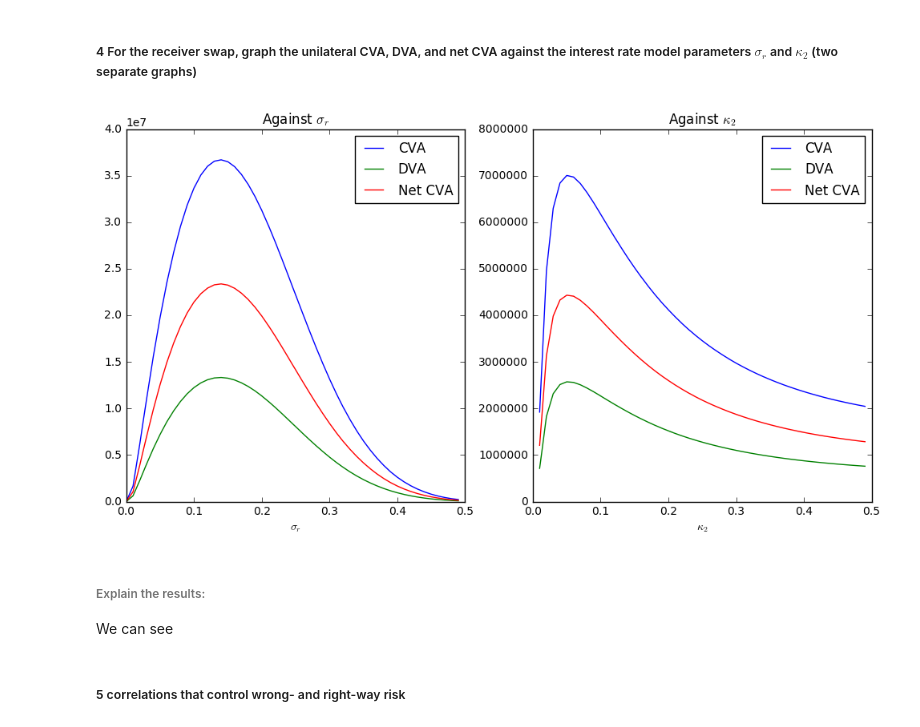
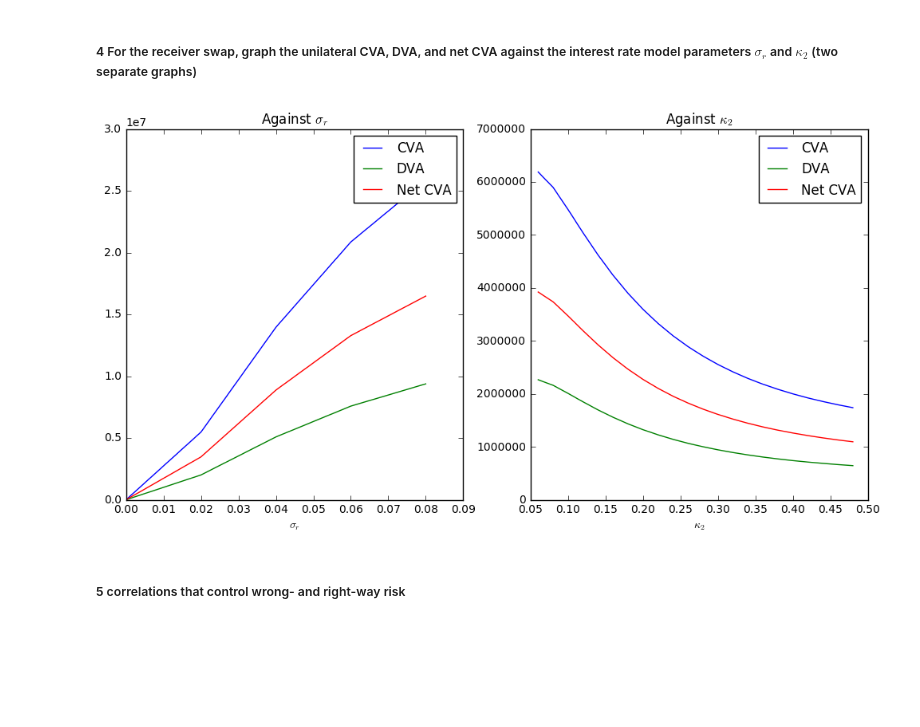
Before and after one commit to lejingxu/CVA_IMM_RegulationProject, a Jupyter notebook: Regulation_Project_Group_4-Copy1.ipynb, the cells around one changed output. Cells and saved outputs as stored; diff of their text form; code cells hidden in the pictures; blank space fills up the shorter version.

```diff
--- a/Regulation_Project_Group_4-Copy1.ipynb
+++ b/Regulation_Project_Group_4-Copy1.ipynb
@@ -174,8 +174,12 @@ Net Unilateral CVA as a receiver for B is 3497441.02505
 # %% [markdown]
 ##### 4 For the receiver swap, graph the unilateral CVA, DVA, and net CVA against the interest rate model parameters $\sigma_r$ and $\kappa_2$ (two separate graphs)
 # %%
+switch_collateral = False
+switch_downProv = False
+collateral = 0
+D = 0
 ### sigma_r
-sigma_rs = np.arange(0,0.5,0.01)
+sigma_rs = np.arange(0,0.1,0.02)
 num_sim = 1000
 uniCVA_4s = []
 uniDVA_4s = []
@@ -209,7 +213,7 @@ for i in range(len(sigma_rs)):
 
 
 ### kappa_2
-kappa2s = np.arange(0.01,0.5,0.01)
+kappa2s = np.arange(0.06,0.5,0.02)
 uniCVA_4k = []
 uniDVA_4k = []
 netCVA_4k = []
@@ -228,37 +232,34 @@ for i in range(len(kappa2s)):
 
         prices_receiver_4k.append(price_one_path)
         P_OISs_4k.append(P_OIS)
         #P_LIBORs_4k.append(P_LIBOR)
 
     PVEE_4k,EE_4k = calculatePVEE(lbdaBs,lbdaCs,P_OISs_4k,X_Cs,prices_receiver_4k,switch_collateral,switch_downProv,collateral,D)
     uniCVA = calculateUniCVA(EE_4k,P_OISs_4k,X_Cs,lbdaCs,rr)
     uniDVA = calculateUniDVA(EE_4k,P_OISs_4k,X_Bs,lbdaBs,rr)
     netCVA = calculateNetUniCVA(uniCVA,uniDVA)
     uniCVA_4k.append(uniCVA)
     uniDVA_4k.append(uniDVA)
     netCVA_4k.append(netCVA)
 
 
 ### plot
 plt.figure(figsize=[12,6])
 plt.subplot(1,2,1)
 plt.plot(sigma_rs,uniCVA_4s,sigma_rs,uniDVA_4s,sigma_rs,netCVA_4s)
 plt.title('Against $\sigma_r$')
 plt.xlabel('$\sigma_r$')
 plt.legend(['CVA','DVA','Net CVA'])
 
 plt.subplot(1,2,2)
 plt.plot(kappa2s,uniCVA_4k,kappa2s,uniDVA_4k,kappa2s,netCVA_4k)
 plt.title('Against $\kappa_2$')
 plt.xlabel('$\kappa_2$')
 plt.legend(['CVA','DVA','Net CVA'])
 plt.savefig('3_4.png')
 plt.show()
 # %% [output]
-[figure, old version]
+[figure, new version]
-# %% [markdown]
-###### Explain the results:
-We can see
 # %% [markdown]
 ##### 5 correlations that control wrong- and right-way risk
 # %%
```
Also changed, not shown: parts of 19 cells of this notebook.
